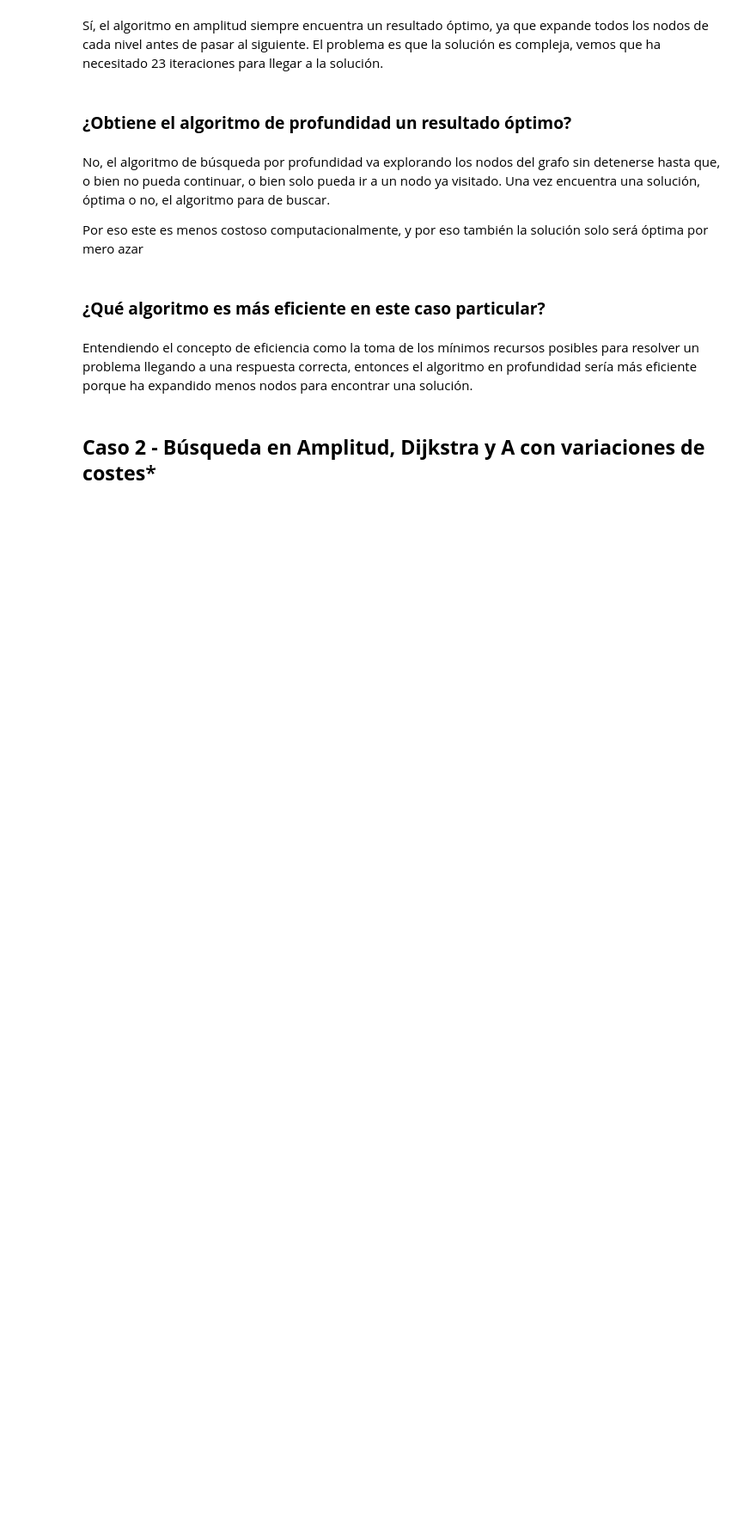
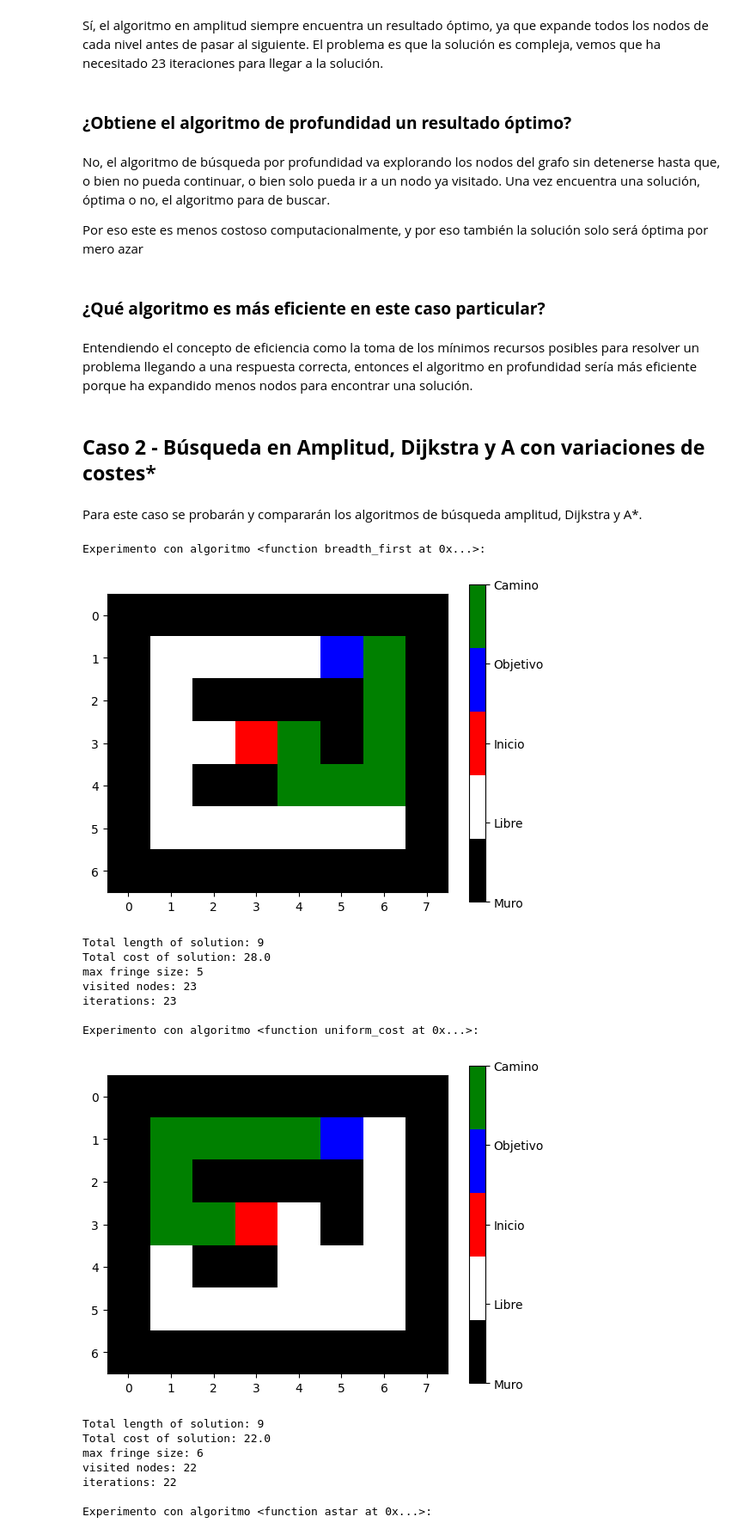
Before and after one commit to Rubenjme/Search_Algorithms, a Jupyter notebook: Search_Algorithms.ipynb, the cells around one changed output. Shown: that part at 86% size. Saved outputs shown, nothing was run; the diff lists cells and outputs as text; code cells hidden in the pictures; blank space fills up the shorter version.

Commit message:
Se añade el caso 2, búsqueda en amplitud, UCS y A*

```diff
--- a/Search_Algorithms.ipynb
+++ b/Search_Algorithms.ipynb
@@ -252,3 +252,46 @@ Por eso este es menos costoso computacionalmente, y por eso también la solució
 Entendiendo el concepto de eficiencia como la toma de los mínimos recursos posibles para resolver un problema llegando a una respuesta correcta, entonces el algoritmo en profundidad sería más eficiente porque ha expandido menos nodos para encontrar una solución.
 # %% [markdown]
 ## **Caso 2 - Búsqueda en Amplitud, Dijkstra y A con variaciones de costes***
+# %% [markdown]
+Para este caso se probarán y compararán los algoritmos de búsqueda amplitud, Dijkstra y A*.
+# %%
+# Se utiliza el mismo mapa pero se varían los costes y los algoritmos elegidos
+
+MAP_ASCII = """
+########
+#    P #
+# #### #
+#  T # #
+# ##   #
+#      #
+########
+"""
+
+# Costes de moverse en cada dirección
+COSTS = {
+    "up": 5.0,
+    "down": 5.0,
+    "right": 2.0,
+    "left": 2.0,
+}
+
+algorithms=(breadth_first,uniform_cost,astar) # Algoritmos de búsqueda en amplitud, coste uniforme y A*
+main (MAP_ASCII,COSTS,algorithms)
+# %% [output]
+Experimento con algoritmo <function breadth_first at 0x...>:
+[figure, added]
+Total length of solution: 9
+Total cost of solution: 28.0
+max fringe size: 5
+visited nodes: 23
+iterations: 23
+
+Experimento con algoritmo <function uniform_cost at 0x...>:
+[figure, added]
+Total length of solution: 9
+Total cost of solution: 22.0
+max fringe size: 6
+visited nodes: 22
+iterations: 22
+
+Experimento con algoritmo <function astar at 0x...>:
```
Also changed, not shown: parts of 2 cells of this notebook.
